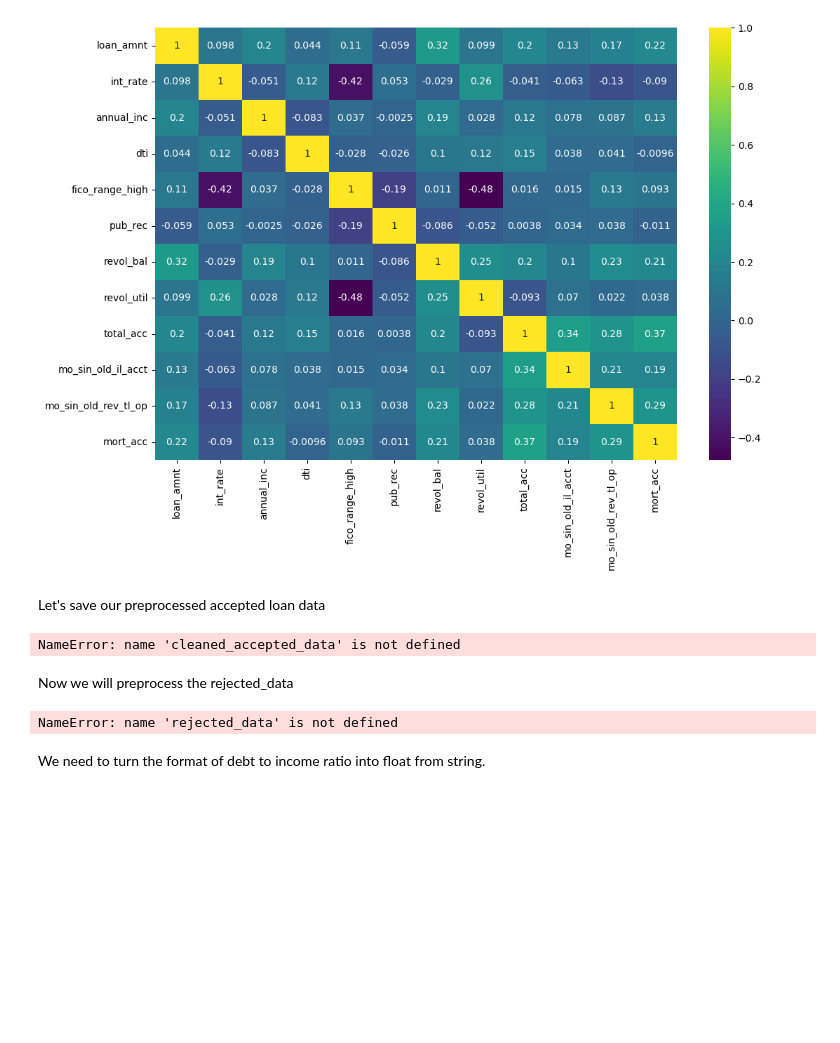
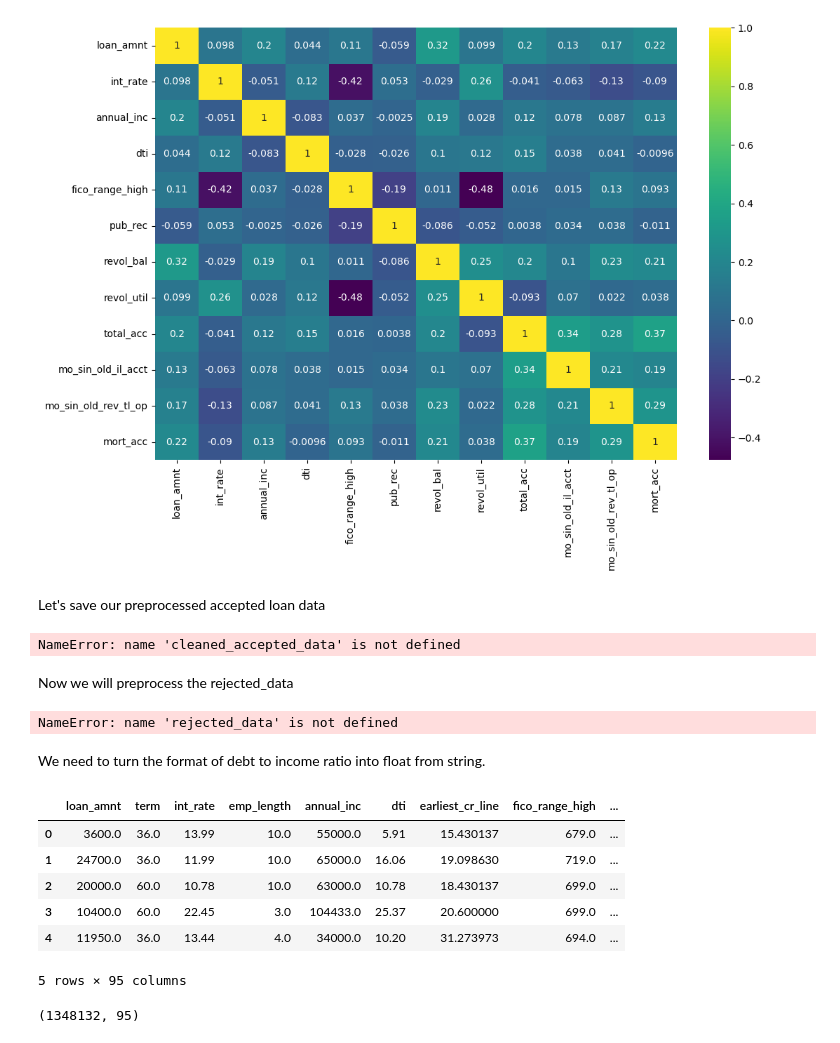
Before and after one commit to sontheteacher/Credit-Risk-Prediction, a Jupyter notebook: notebooks/EDA.ipynb, the cells around one changed output. Cells and saved outputs as stored; diff of their text form; code cells hidden in the pictures; blank space fills up the shorter version.

```diff
--- a/notebooks/EDA.ipynb
+++ b/notebooks/EDA.ipynb
@@ -304,0 +308,14 @@ We need to turn the format of debt to income ratio into float from string.
+# %%
+df = pd.read_csv('../data/finalized/accepted_data_finalized_with_anomaly_score.csv')
+
+df = df.map(lambda x: int(x) if isinstance(x, bool) else x)
+# %%
+df.head()
+# %% [output]
+|  | loan_amnt | term | int_rate | emp_length | annual_inc | dti | earliest_cr_line | fico_range_high | ... |
+| 0 | 3600.0 | 36.0 | 13.99 | 10.0 | 55000.0 | 5.91 | 15.430137 | 679.0 | ... |
+| 1 | 24700.0 | 36.0 | 11.99 | 10.0 | 65000.0 | 16.06 | 19.098630 | 719.0 | ... |
+| 2 | 20000.0 | 60.0 | 10.78 | 10.0 | 63000.0 | 10.78 | 18.430137 | 699.0 | ... |
+| 3 | 10400.0 | 60.0 | 22.45 | 3.0 | 104433.0 | 25.37 | 20.600000 | 699.0 | ... |
+| 4 | 11950.0 | 36.0 | 13.44 | 4.0 | 34000.0 | 10.20 | 31.273973 | 694.0 | ... |
+5 rows × 95 columns
@@ -304,0 +329,4 @@ We need to turn the format of debt to income ratio into float from string.
+# %%
+df.shape
+# %% [output]
+(1348132, 95)
```
Also changed, not shown: parts of 2 cells of this notebook, 1 other file.
